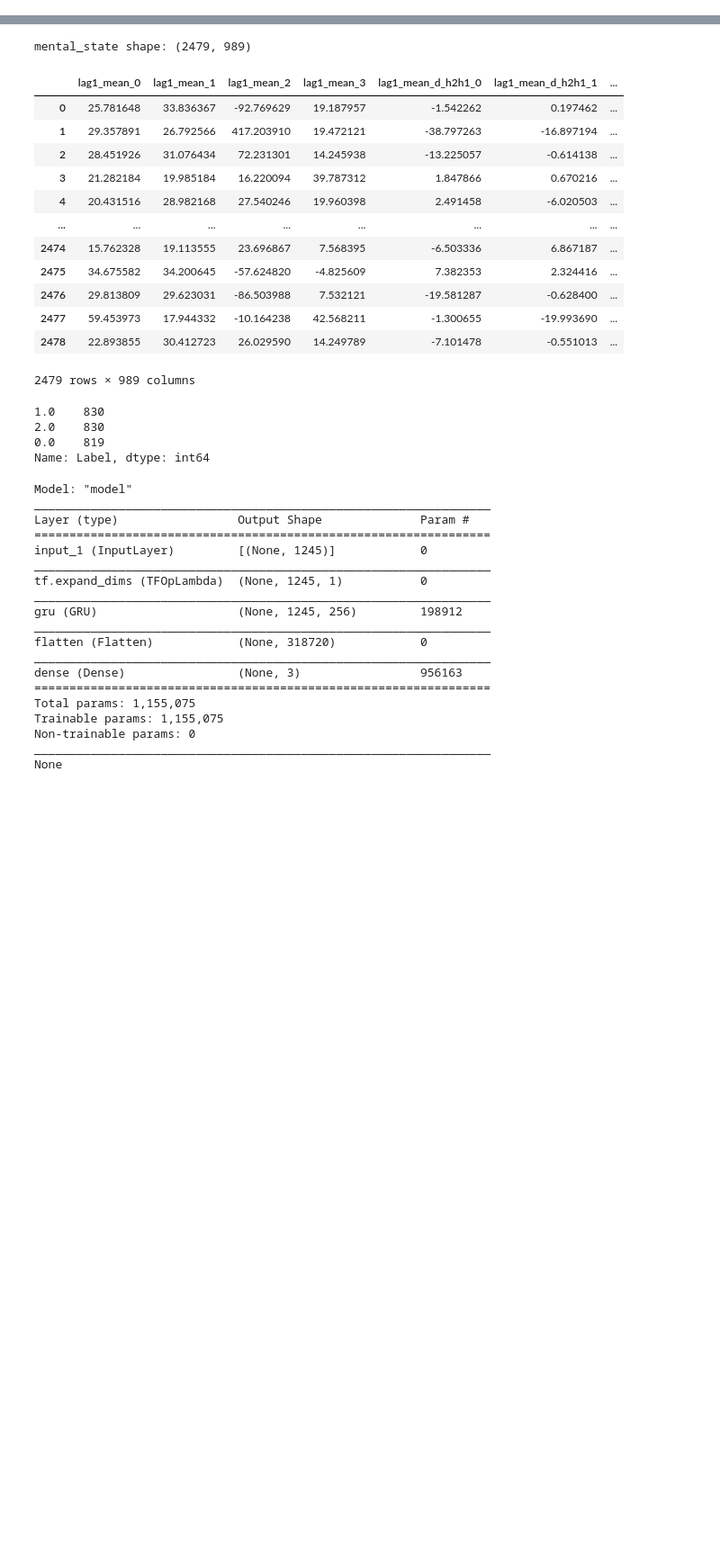
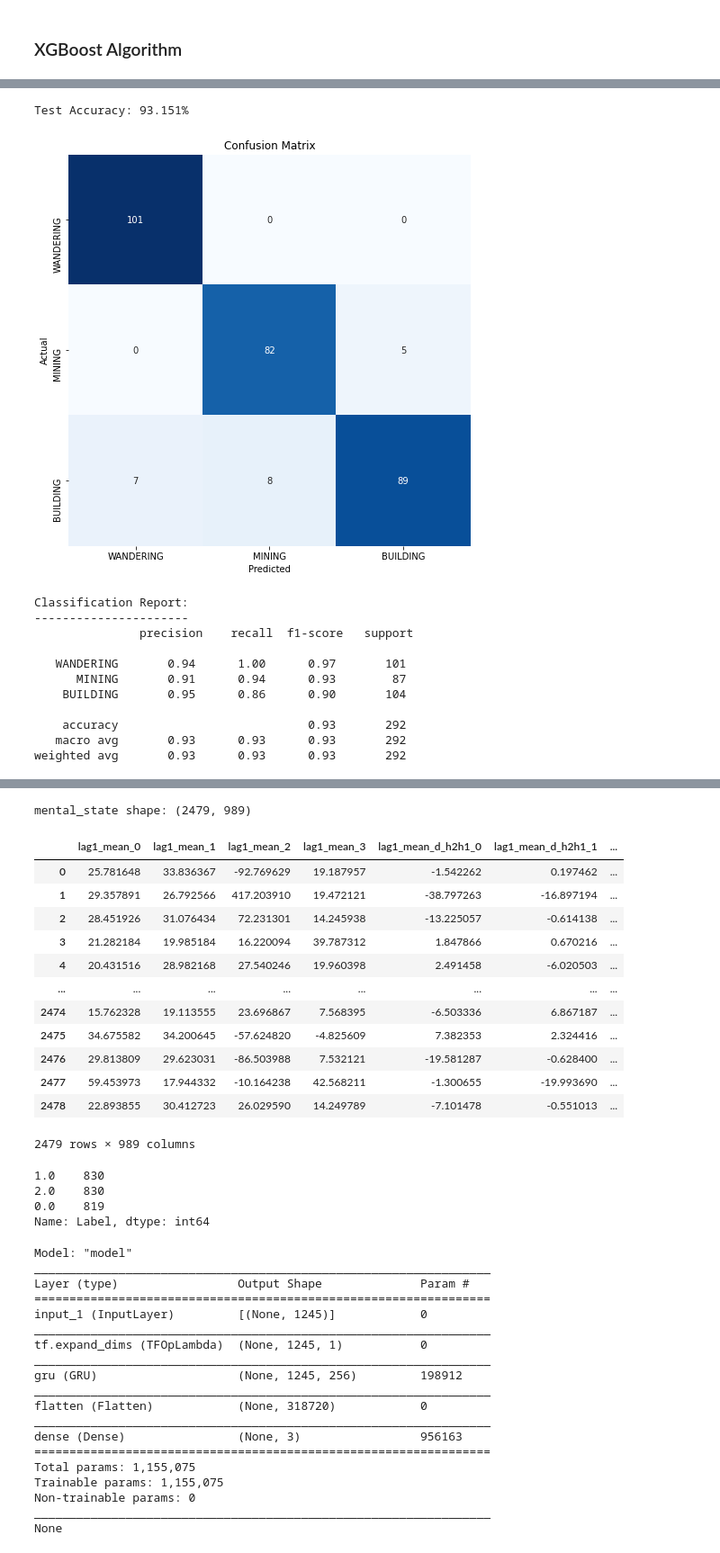
Before and after one commit to andyko208/EEG_Classification, a Jupyter notebook: GRU_Progress.ipynb, the cells around one changed output, grey strips where cells are left out. Shown at 90% size. Saved outputs shown, nothing was run; the diff lists cells and outputs as text; code cells hidden in the pictures; blank space fills up the shorter version.

```diff
--- a/GRU_Progress.ipynb
+++ b/GRU_Progress.ipynb
@@ -15,0 +261,37 @@ from sklearn.model_selection import train_test_split
+# %% [markdown]
+### XGBoost Algorithm
+# %%
+from xgboost import XGBClassifier
+from sklearn.model_selection import train_test_split
+from sklearn.metrics import accuracy_score
+
+
+from sklearn.model_selection import train_test_split
+from sklearn.metrics import mean_squared_error
+
+model = XGBClassifier()
+
+model.fit(X_train,y_train)
+
+y_pred = model.predict(X_test)
+
+# Model Accuracy, how often is the classifier correct?
+print("Test Accuracy: {:.3f}%".format(metrics.accuracy_score(y_test, y_pred)*100))
+
+label_mapping = {'WANDERING': 0, 'MINING': 1, 'BUILDING': 2}
+# y_pred = np.array(list(map(lambda x: np.argmax(x), model.predict(X_test))))
+
+cm = confusion_matrix(y_test, y_pred)
+clr = classification_report(y_test, y_pred, target_names=label_mapping.keys())
+
+plt.figure(figsize=(8, 8))
+sns.heatmap(cm, annot=True, vmin=0, fmt='g', cbar=False, cmap='Blues')
+plt.xticks(np.arange(3) + 0.5, label_mapping.keys())
+plt.yticks(np.arange(3) + 0.5, label_mapping.keys())
+plt.xlabel("Predicted")
+plt.ylabel("Actual")
+plt.title("Confusion Matrix")
+plt.show()
+
+print("Classification Report:\n----------------------\n", clr)
+# %% [output]
@@ -15,0 +299,13 @@ from sklearn.model_selection import train_test_split
+Test Accuracy: 93.151%
+[figure, added]
+Classification Report:
+----------------------
+               precision    recall  f1-score   support
+
+   WANDERING       0.94      1.00      0.97       101
+      MINING       0.91      0.94      0.93        87
+    BUILDING       0.95      0.86      0.90       104
+
+    accuracy                           0.93       292
+   macro avg       0.93      0.93      0.93       292
+weighted avg       0.93      0.93      0.93       292
```
Also changed, not shown: parts of 41 cells of this notebook, 32 other files.
